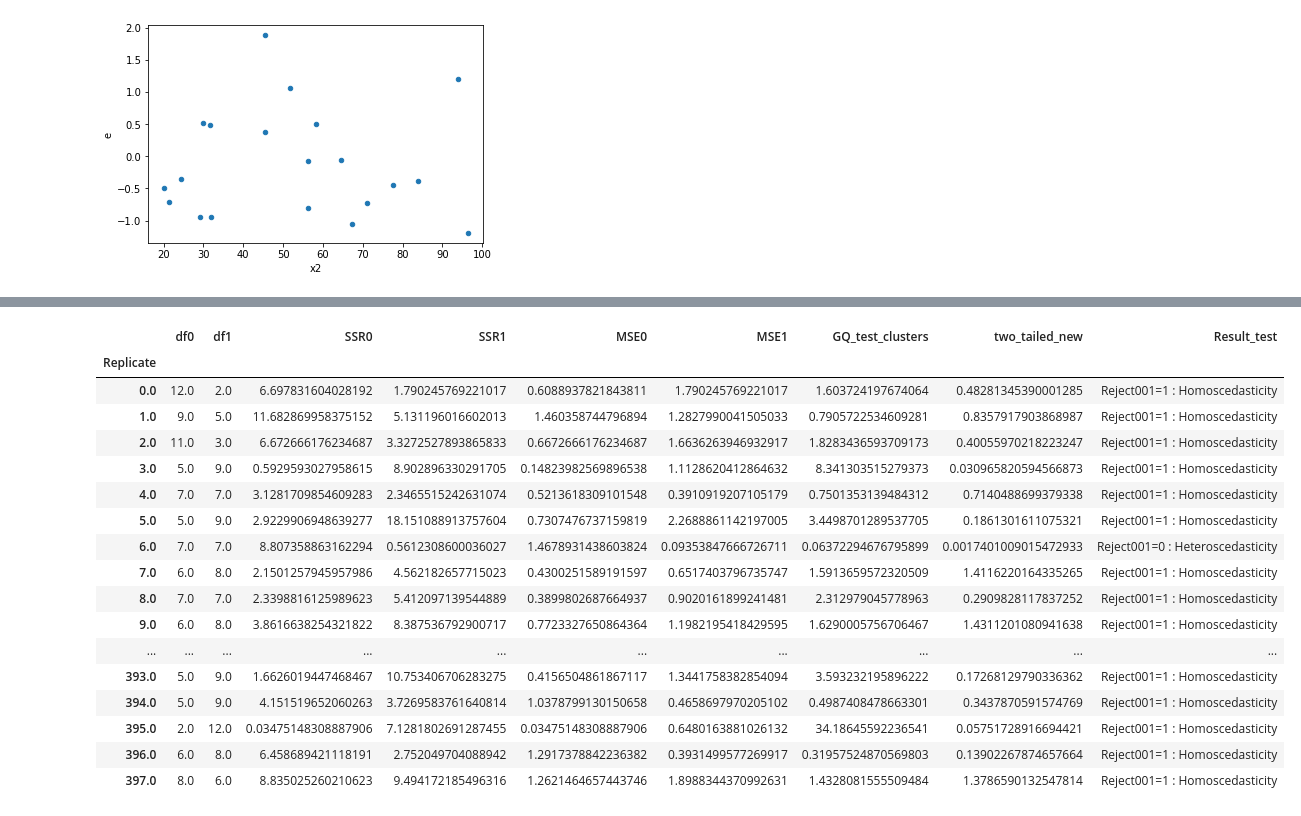
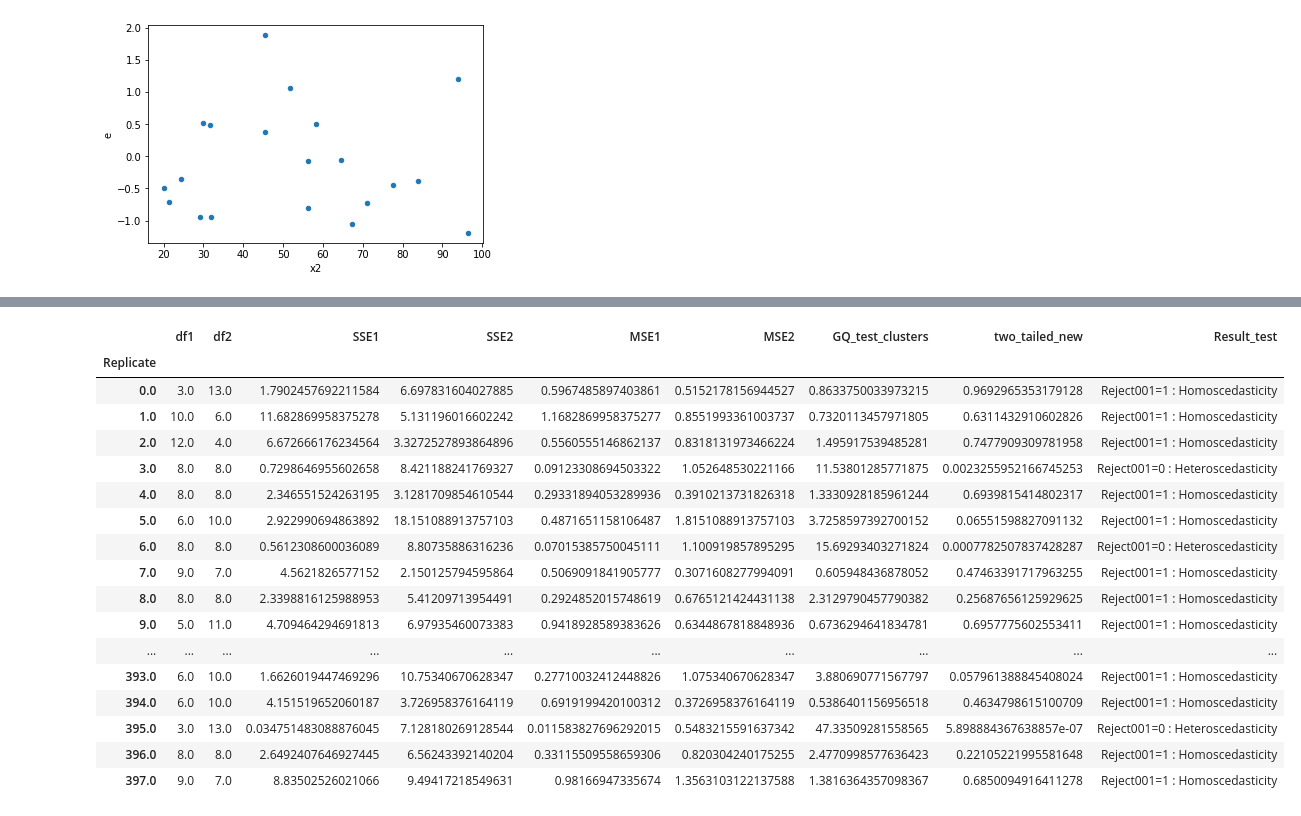
Before and after one commit to iam-fern/Generate_addition, a Jupyter notebook: GQtest_cluster_data_add_delta_(0)_n20_01.ipynb, the cells around one changed output, grey strips where cells are left out. Cells and saved outputs as stored; diff of their text form; code cells hidden in the pictures.

```diff
--- a/GQtest_cluster_data_add_delta_(0)_n20_01.ipynb
+++ b/GQtest_cluster_data_add_delta_(0)_n20_01.ipynb
@@ -285,39 +285,39 @@ result.astype(str)
 # %%
 # สร้างตารางผลลัพธ์
 alpha = 0.01
 pd.set_option('display.max_rows', 1000)
 pd.set_option('display.max_columns', 1000)
 pd.set_option('display.width', 1000)
-result=pd.DataFrame({"Replicate":list_replicate, "df0":list_df0, "df1":list_df1, "SSR0":list_SSR0,
-                     "SSR1":list_SSR1, "MSE0":list_MSE0, "MSE1":list_MSE1,
-                     "GQ_test_clusters":list_GQ_test_clusters, "two_tailed":list_two_tailed, "greater":list_p_greater})
+result=pd.DataFrame({"Replicate":list_replicate, "df1":list_df1, "df2":list_df2, "SSE1":list_SSE1,
+                     "SSE2":list_SSE2, "MSE1":list_MSE1, "MSE2":list_MSE2,
+                     "GQ_test_clusters":list_GQ_test_clusters, "two_tailed":list_two_tailed, "greater":list_p_greater, "less":list_p_less})
 result.set_index(['Replicate'], inplace=True)
 
-result['two_tailed_new']=result[["two_tailed","greater"]].apply(lambda value: value[0] if value[0]<0.5 else 2*value[1], axis=1)
+result['two_tailed_new']=result[["two_tailed","greater","less"]].apply(lambda value: value[0] if value[0]<0.5 else (2*value[1] if value[1]<0.5 else 2*value[2]) , axis=1)
 result["Result_test"]=result["two_tailed_new"].apply(lambda p_value: 'Reject001=0 : Heteroscedasticity'
-                                                                  if p_value < alpha else 'Reject001=1 : Homoscedasticity')
+                                                     if p_value < alpha else 'Reject001=1 : Homoscedasticity')
 #two_tailed_new_show=two_tailed_new.drop(columns="greater")
-result_show=result.drop(columns=["two_tailed", "greater"])
+result_show=result.drop(columns=["two_tailed", "greater", "less"])
 result_show.astype(str)
 # %% [output]
-|  | df0 | df1 | SSR0 | SSR1 | MSE0 | MSE1 | GQ_test_clusters | two_tailed_new | Result_test |
+|  | df1 | df2 | SSE1 | SSE2 | MSE1 | MSE2 | GQ_test_clusters | two_tailed_new | Result_test |
 | Replicate |  |  |  |  |  |  |  |  |  |
-| 0.0 | 12.0 | 2.0 | 6.697831604028192 | 1.790245769221017 | 0.6088937821843811 | 1.790245769221017 | 1.603724197674064 | 0.48281345390001285 | Reject001=1 : Homoscedasticity |
-| 1.0 | 9.0 | 5.0 | 11.682869958375152 | 5.131196016602013 | 1.460358744796894 | 1.2827990041505033 | 0.7905722534609281 | 0.8357917903868987 | Reject001=1 : Homoscedasticity |
-| 2.0 | 11.0 | 3.0 | 6.672666176234687 | 3.3272527893865833 | 0.6672666176234687 | 1.6636263946932917 | 1.8283436593709173 | 0.40055970218223247 | Reject001=1 : Homoscedasticity |
-| 3.0 | 5.0 | 9.0 | 0.5929593027958615 | 8.902896330291705 | 0.14823982569896538 | 1.1128620412864632 | 8.341303515279373 | 0.030965820594566873 | Reject001=1 : Homoscedasticity |
-| 4.0 | 7.0 | 7.0 | 3.1281709854609283 | 2.3465515242631074 | 0.5213618309101548 | 0.3910919207105179 | 0.7501353139484312 | 0.7140488699379338 | Reject001=1 : Homoscedasticity |
-| 5.0 | 5.0 | 9.0 | 2.9229906948639277 | 18.151088913757604 | 0.7307476737159819 | 2.2688861142197005 | 3.4498701289537705 | 0.1861301611075321 | Reject001=1 : Homoscedasticity |
-| 6.0 | 7.0 | 7.0 | 8.807358863162294 | 0.5612308600036027 | 1.4678931438603824 | 0.09353847666726711 | 0.06372294676795899 | 0.0017401009015472933 | Reject001=0 : Heteroscedasticity |
-| 7.0 | 6.0 | 8.0 | 2.1501257945957986 | 4.562182657715023 | 0.4300251589191597 | 0.6517403796735747 | 1.5913659572320509 | 1.4116220164335265 | Reject001=1 : Homoscedasticity |
-| 8.0 | 7.0 | 7.0 | 2.3398816125989623 | 5.412097139544889 | 0.3899802687664937 | 0.9020161899241481 | 2.312979045778963 | 0.2909828117837252 | Reject001=1 : Homoscedasticity |
-| 9.0 | 6.0 | 8.0 | 3.8616638254321822 | 8.387536792900717 | 0.7723327650864364 | 1.1982195418429595 | 1.6290005756706467 | 1.4311201080941638 | Reject001=1 : Homoscedasticity |
+| 0.0 | 3.0 | 13.0 | 1.7902457692211584 | 6.697831604027885 | 0.5967485897403861 | 0.5152178156944527 | 0.8633750033973215 | 0.9692965353179128 | Reject001=1 : Homoscedasticity |
+| 1.0 | 10.0 | 6.0 | 11.682869958375278 | 5.131196016602242 | 1.1682869958375277 | 0.8551993361003737 | 0.7320113457971805 | 0.6311432910602826 | Reject001=1 : Homoscedasticity |
+| 2.0 | 12.0 | 4.0 | 6.672666176234564 | 3.3272527893864896 | 0.5560555146862137 | 0.8318131973466224 | 1.495917539485281 | 0.7477909309781958 | Reject001=1 : Homoscedasticity |
+| 3.0 | 8.0 | 8.0 | 0.7298646955602658 | 8.421188241769327 | 0.09123308694503322 | 1.052648530221166 | 11.53801285771875 | 0.0023255952166745253 | Reject001=0 : Heteroscedasticity |
+| 4.0 | 8.0 | 8.0 | 2.346551524263195 | 3.1281709854610544 | 0.29331894053289936 | 0.3910213731826318 | 1.3330928185961244 | 0.6939815414802317 | Reject001=1 : Homoscedasticity |
+| 5.0 | 6.0 | 10.0 | 2.922990694863892 | 18.151088913757103 | 0.4871651158106487 | 1.8151088913757103 | 3.7258597392700152 | 0.06551598827091132 | Reject001=1 : Homoscedasticity |
+| 6.0 | 8.0 | 8.0 | 0.5612308600036089 | 8.80735886316236 | 0.07015385750045111 | 1.100919857895295 | 15.69293403271824 | 0.0007782507837428287 | Reject001=0 : Heteroscedasticity |
+| 7.0 | 9.0 | 7.0 | 4.5621826577152 | 2.150125794595864 | 0.5069091841905777 | 0.3071608277994091 | 0.605948436878052 | 0.47463391717963255 | Reject001=1 : Homoscedasticity |
+| 8.0 | 8.0 | 8.0 | 2.3398816125988953 | 5.41209713954491 | 0.2924852015748619 | 0.6765121424431138 | 2.3129790457790382 | 0.25687656125929625 | Reject001=1 : Homoscedasticity |
+| 9.0 | 5.0 | 11.0 | 4.709464294691813 | 6.97935460073383 | 0.9418928589383626 | 0.6344867818848936 | 0.6736294641834781 | 0.6957775602553411 | Reject001=1 : Homoscedasticity |
 | ... | ... | ... | ... | ... | ... | ... | ... | ... | ... |
-| 393.0 | 5.0 | 9.0 | 1.6626019447468467 | 10.753406706283275 | 0.4156504861867117 | 1.3441758382854094 | 3.593232195896222 | 0.17268129790336362 | Reject001=1 : Homoscedasticity |
-| 394.0 | 5.0 | 9.0 | 4.151519652060263 | 3.7269583761640814 | 1.0378799130150658 | 0.4658697970205102 | 0.4987408478663301 | 0.3437870591574769 | Reject001=1 : Homoscedasticity |
-| 395.0 | 2.0 | 12.0 | 0.03475148308887906 | 7.1281802691287455 | 0.03475148308887906 | 0.6480163881026132 | 34.18645592236541 | 0.05751728916694421 | Reject001=1 : Homoscedasticity |
-| 396.0 | 6.0 | 8.0 | 6.458689421118191 | 2.752049704088942 | 1.2917378842236382 | 0.3931499577269917 | 0.31957524870569803 | 0.13902267874657664 | Reject001=1 : Homoscedasticity |
-| 397.0 | 8.0 | 6.0 | 8.835025260210623 | 9.494172185496316 | 1.2621464657443746 | 1.8988344370992631 | 1.4328081555509484 | 1.3786590132547814 | Reject001=1 : Homoscedasticity |
+| 393.0 | 6.0 | 10.0 | 1.6626019447469296 | 10.75340670628347 | 0.27710032412448826 | 1.075340670628347 | 3.880690771567797 | 0.057961388845408024 | Reject001=1 : Homoscedasticity |
+| 394.0 | 6.0 | 10.0 | 4.151519652060187 | 3.726958376164119 | 0.6919199420100312 | 0.3726958376164119 | 0.5386401156956518 | 0.4634798615100709 | Reject001=1 : Homoscedasticity |
+| 395.0 | 3.0 | 13.0 | 0.034751483088876045 | 7.128180269128544 | 0.011583827696292015 | 0.5483215591637342 | 47.33509281558565 | 5.898884367638857e-07 | Reject001=0 : Heteroscedasticity |
+| 396.0 | 8.0 | 8.0 | 2.6492407646927445 | 6.56243392140204 | 0.33115509558659306 | 0.820304240175255 | 2.4770998577636423 | 0.22105221995581648 | Reject001=1 : Homoscedasticity |
+| 397.0 | 9.0 | 7.0 | 8.83502526021066 | 9.49417218549631 | 0.98166947335674 | 1.3563103122137588 | 1.3816364357098367 | 0.6850094916411278 | Reject001=1 : Homoscedasticity |
 # %%
 result_show['Result_test'].value_counts()
 # %% [output]
```
Also changed, not shown: parts of 4 cells of this notebook.
